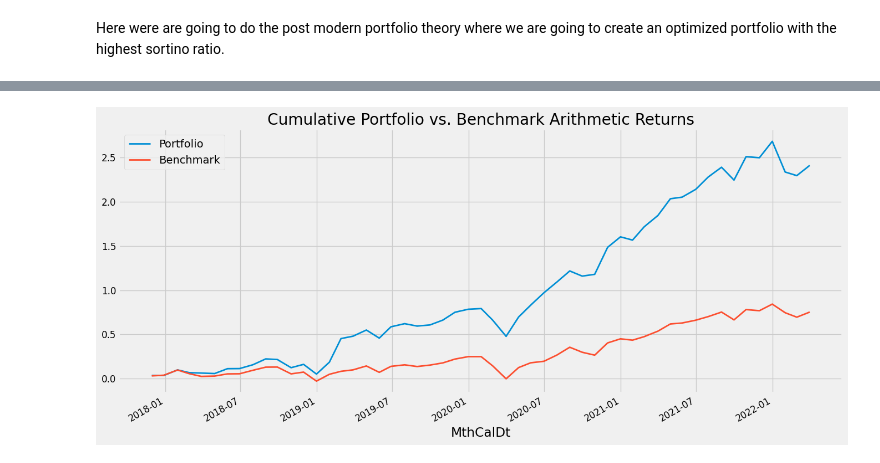
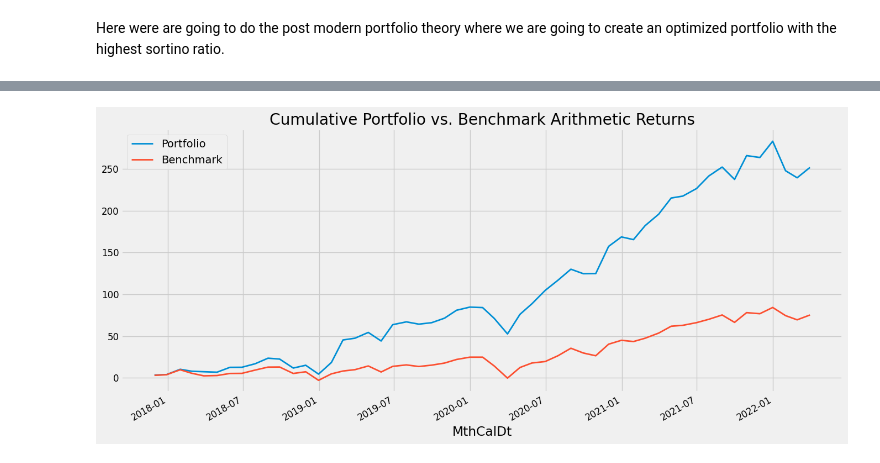
Before and after one commit to ts7even/not_ltcm, a Jupyter notebook: not_ltcm.ipynb, the cells around one changed output, grey strips where cells are left out. Drawn from its saved outputs; the diff is of its cells as text; code cells hidden in the pictures.

```diff
--- a/not_ltcm.ipynb
+++ b/not_ltcm.ipynb
@@ -536,12 +538,13 @@ portfolio_annual_returns.plot(figsize=(15, 7), title='Portfolio vs. Benchmark Ar
 # %%
 # Graph portfolio_cumulative_return for both the portfolio and benchmark
 
 
 cumulative_returns = np.cumprod(1 + portfolio_annual_returns) - 1
-cumulative_returns.plot(figsize=(15, 7), title='Cumulative Portfolio vs. Benchmark Arithmetic Returns', fontsize=12, linewidth=2.0)
-cumulative_returns.to_csv('Output_Attribution/cumulative_returns.csv')
+convert_to_percent = cumulative_returns * 100
+convert_to_percent.plot(figsize=(15, 7), title='Cumulative Portfolio vs. Benchmark Arithmetic Returns', fontsize=12, linewidth=2.0)
+convert_to_percent.to_csv('Output_Attribution/cumulative_returns.csv')
 # %% [output]
-[figure, old version]
+[figure, new version]
 # %%
 benchmark_returns = pt_log['IVV']
 # Create Dataframe for benchmark_returns and the column name is Benchmark
```
Also changed, not shown: parts of 7 cells of this notebook, 5 other files.
